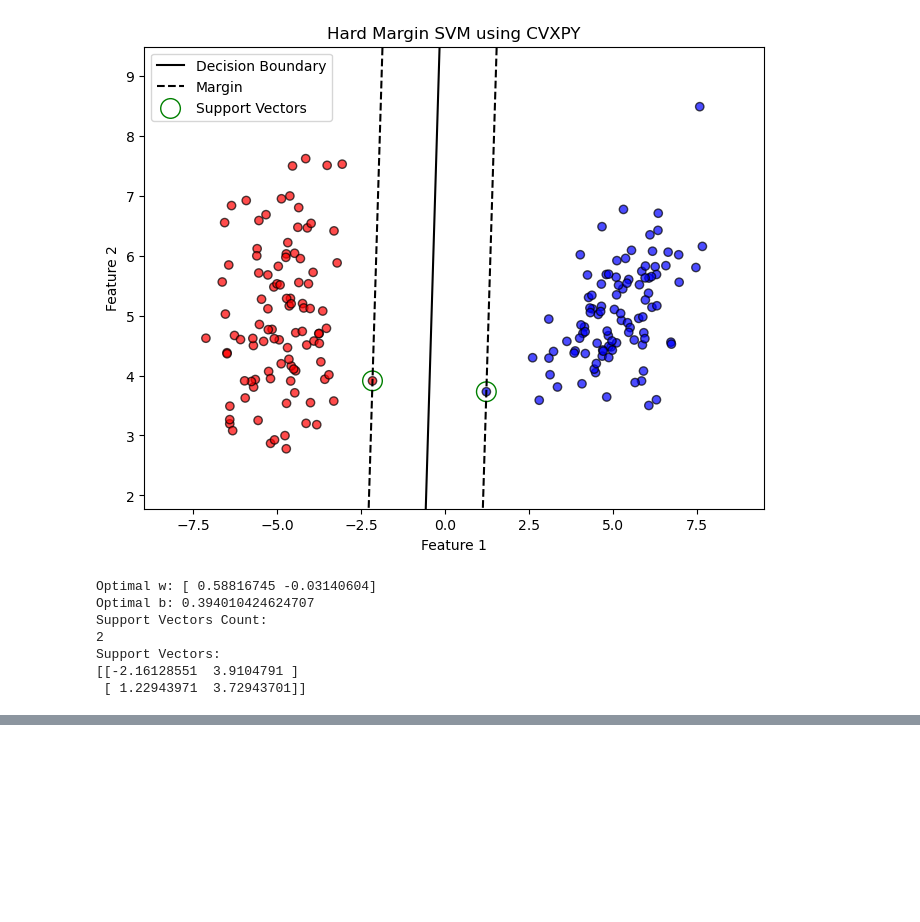
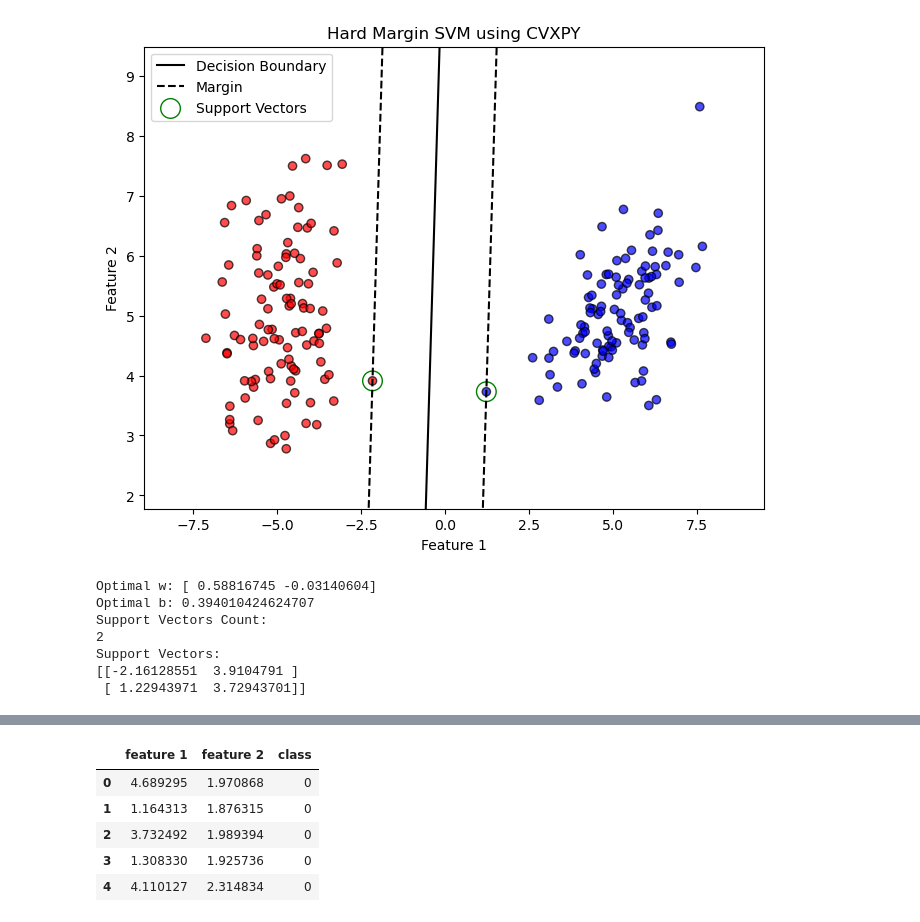
Before and after one commit to mjmousavi97/MachinLearning-TehranUni-2024, a Jupyter notebook: Projects/08 pro/src/main.ipynb, the cells around one changed output, grey strips where cells are left out. Saved outputs shown, nothing was run; the diff lists cells and outputs as text; code cells hidden in the pictures; blank space fills up the shorter version.

```diff
--- a/Projects/08 pro/src/main.ipynb
+++ b/Projects/08 pro/src/main.ipynb
@@ -152,0 +337,9 @@ Support Vectors:
+# %%
+df2.head(5)
+# %% [output]
+|  | feature 1 | feature 2 | class |
+| 0 | 4.689295 | 1.970868 | 0 |
+| 1 | 1.164313 | 1.876315 | 0 |
+| 2 | 3.732492 | 1.989394 | 0 |
+| 3 | 1.308330 | 1.925736 | 0 |
+| 4 | 4.110127 | 2.314834 | 0 |
```
Also changed, not shown: parts of 12 cells of this notebook.
